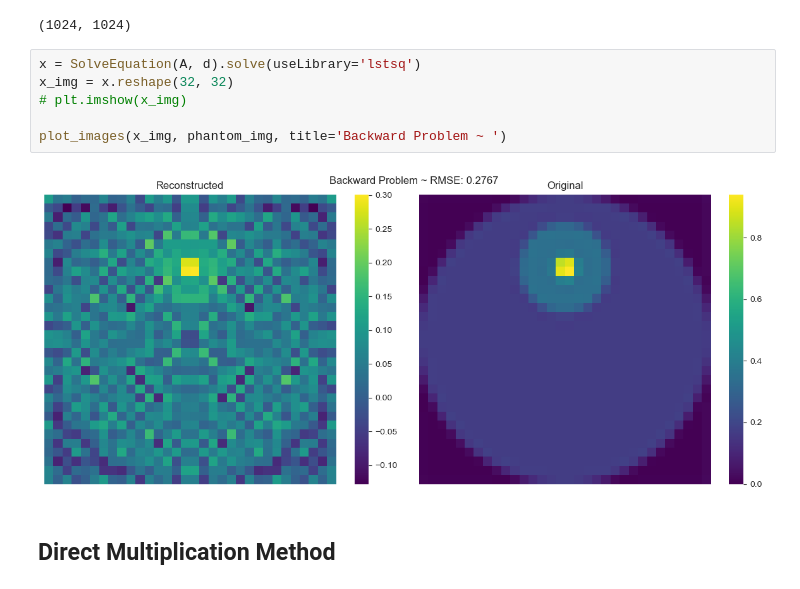
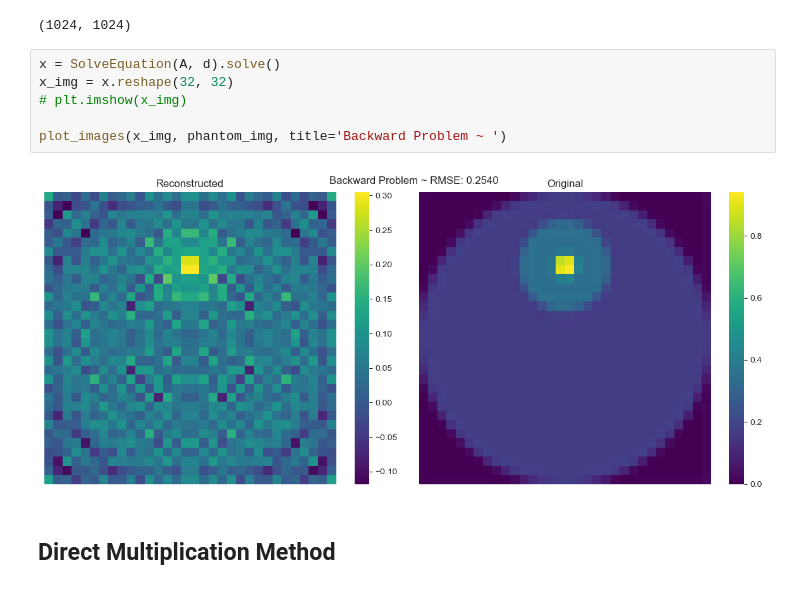
Before and after one commit to aakashks/CT-Reconstruction-2D, a Jupyter notebook: test_notebooks/balanced_data2.ipynb, the cells around one changed output. Drawn from its saved outputs; the diff is of its cells as text.

```diff
--- a/test_notebooks/balanced_data2.ipynb
+++ b/test_notebooks/balanced_data2.ipynb
@@ -52,13 +52,13 @@ A.shape
 # %% [output]
 (1024, 1024)
 # %%
-x = SolveEquation(A, d).solve(useLibrary='lstsq')
+x = SolveEquation(A, d).solve()
 x_img = x.reshape(32, 32)
 # plt.imshow(x_img)
 
 plot_images(x_img, phantom_img, title='Backward Problem ~ ')
 # %% [output]
-[figure, old version]
+[figure, new version]
 # %% [markdown]
 ## Direct Multiplication Method
 # %%
```
Also changed, not shown: parts of 3 cells of this notebook, 1 other file.
